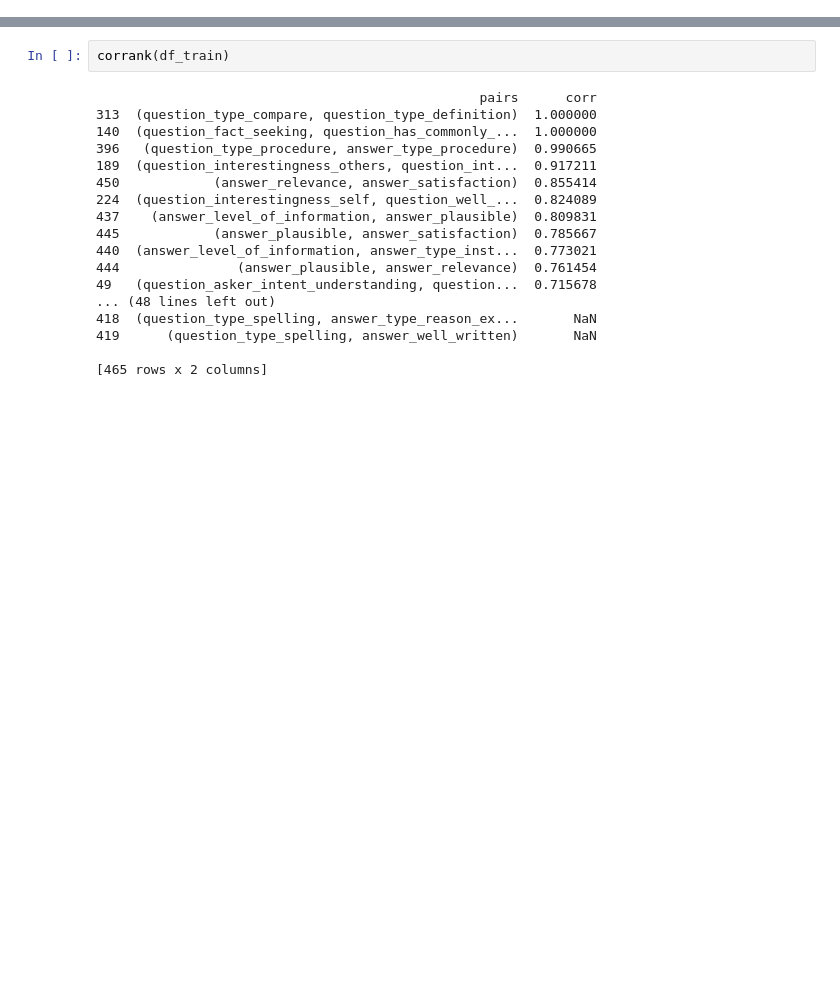
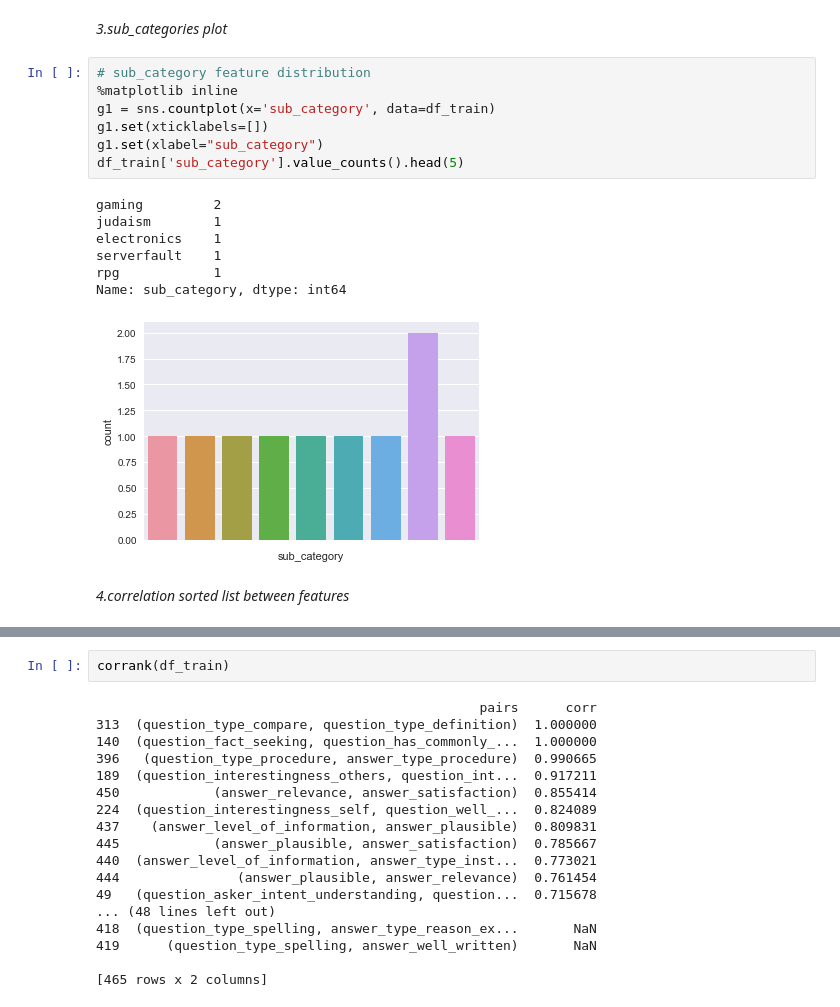
Before and after one commit to meniomaisy/GoogleQuestPJ, a Jupyter notebook: DataSiencePj - ver1.ipynb, the cells around one changed output, grey strips where cells are left out. Cells and saved outputs as stored; diff of their text form; blank space fills up the shorter version.

```diff
--- a/DataSiencePj - ver1.ipynb
+++ b/DataSiencePj - ver1.ipynb
@@ -123,0 +128,19 @@ DEBUG:matplotlib.pyplot:Loaded backend module://ipykernel.pylab.backend_inline v
+# %% [markdown]
+*3.sub_categories plot*
+# %%
+# sub_category feature distribution
+%matplotlib inline
+g1 = sns.countplot(x='sub_category', data=df_train)
+g1.set(xticklabels=[])
+g1.set(xlabel="sub_category")
+df_train['sub_category'].value_counts().head(5)
+# %% [output]
+gaming         2
+judaism        1
+electronics    1
+serverfault    1
+rpg            1
+Name: sub_category, dtype: int64
+[figure, added]
+# %% [markdown]
+*4.correlation sorted list between features*
```
Also changed, not shown: parts of 59 cells of this notebook, 5 other files.
